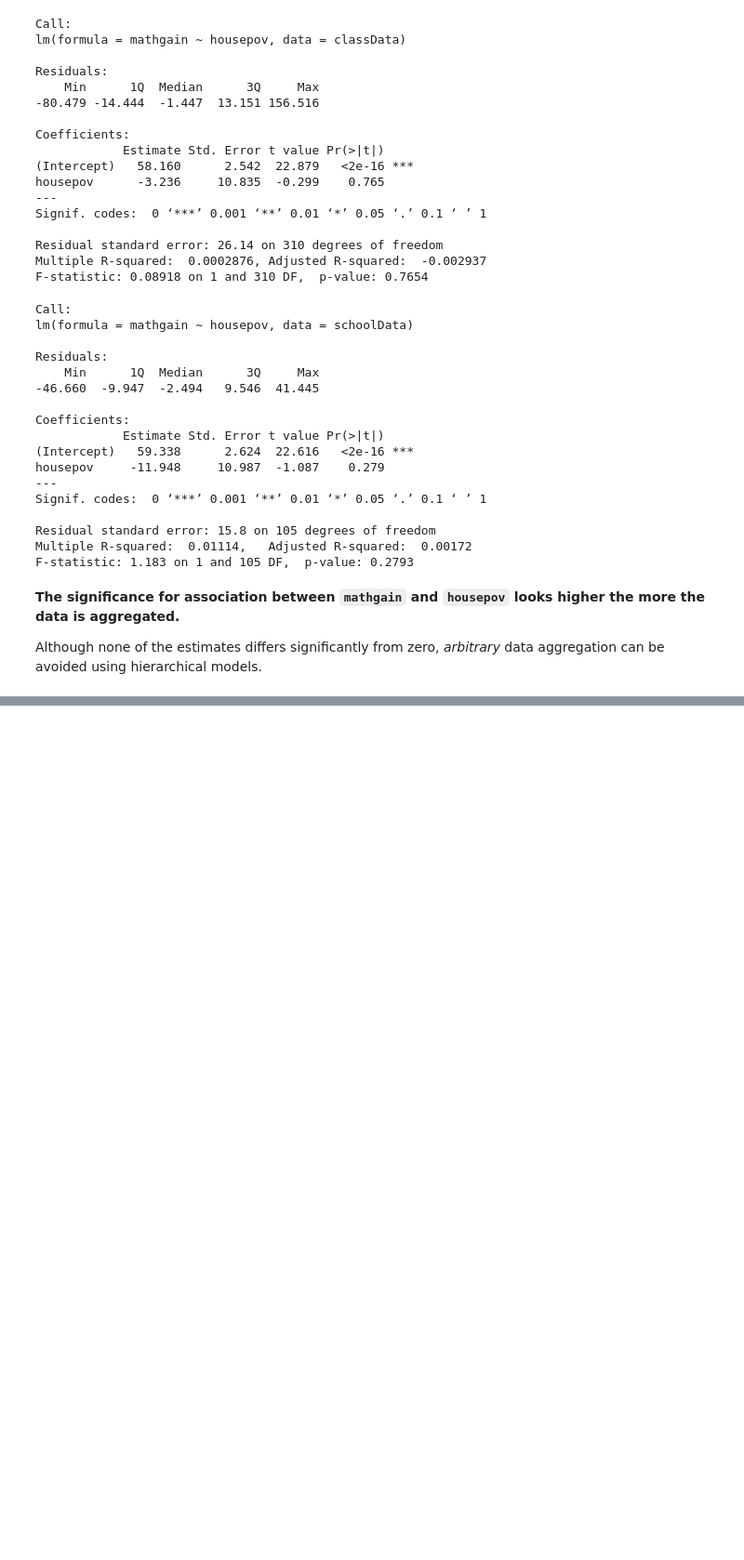
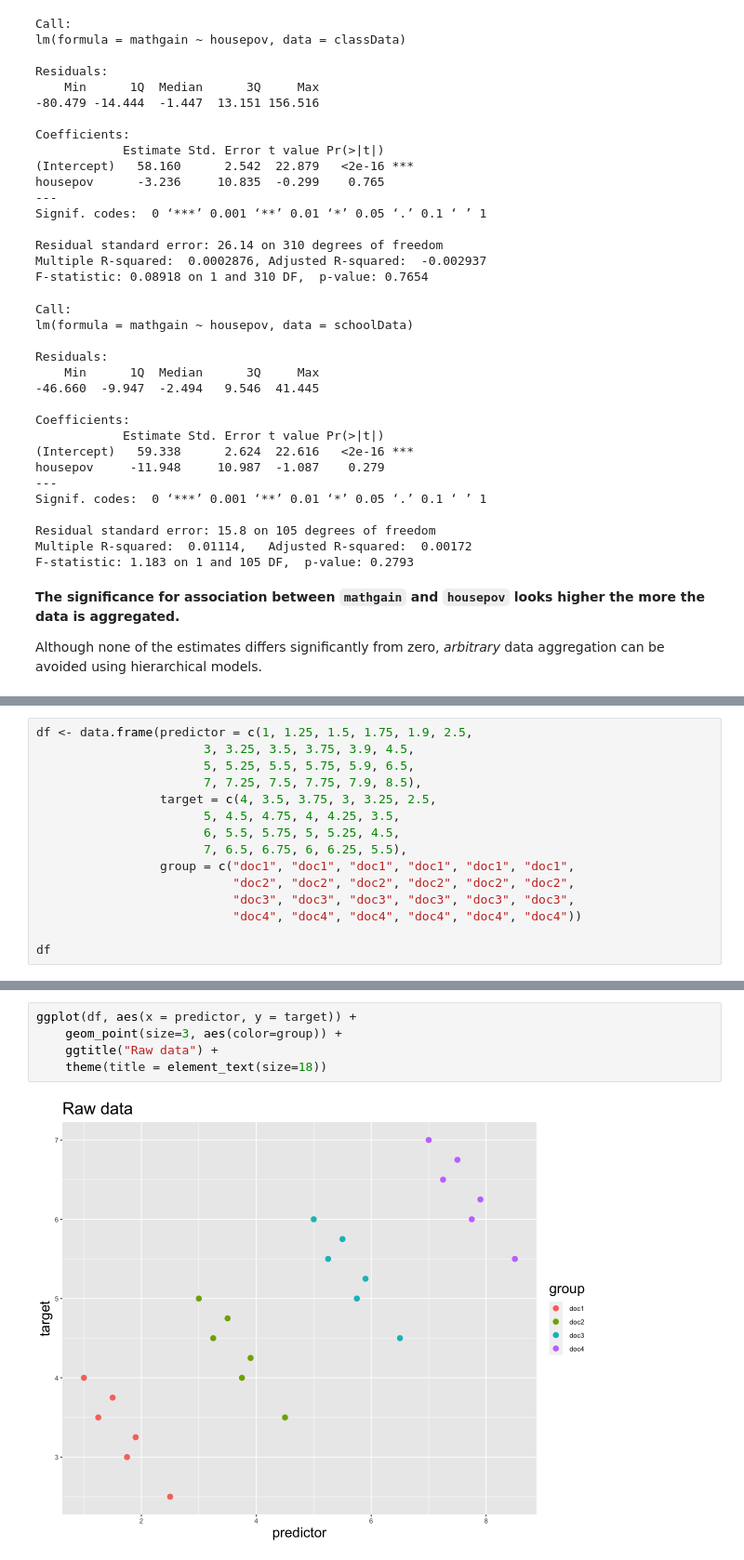
Before and after one commit to benslack19/my_DS_notes, a Jupyter notebook: analysis_and_machine_learning/LMM_datacamp_01.ipynb, the cells around one changed output, grey strips where cells are left out. Shown at 93% size. Cells and saved outputs as stored; diff of their text form; blank space fills up the shorter version.

```diff
--- a/analysis_and_machine_learning/LMM_datacamp_01.ipynb
+++ b/analysis_and_machine_learning/LMM_datacamp_01.ipynb
@@ -322,0 +1141,15 @@ Also, when plotting a regression line in a scatter plot, use `geom_abline`, extr
+# %%
+df <- data.frame(predictor = c(1, 1.25, 1.5, 1.75, 1.9, 2.5,
+                       3, 3.25, 3.5, 3.75, 3.9, 4.5,
+                       5, 5.25, 5.5, 5.75, 5.9, 6.5,
+                       7, 7.25, 7.5, 7.75, 7.9, 8.5),
+                 target = c(4, 3.5, 3.75, 3, 3.25, 2.5,
+                       5, 4.5, 4.75, 4, 4.25, 3.5,
+                       6, 5.5, 5.75, 5, 5.25, 4.5,
+                       7, 6.5, 6.75, 6, 6.25, 5.5),
+                 group = c("doc1", "doc1", "doc1", "doc1", "doc1", "doc1",
+                           "doc2", "doc2", "doc2", "doc2", "doc2", "doc2",
+                           "doc3", "doc3", "doc3", "doc3", "doc3", "doc3",
+                           "doc4", "doc4", "doc4", "doc4", "doc4", "doc4"))
+
+df
@@ -322,0 +1176,7 @@ Also, when plotting a regression line in a scatter plot, use `geom_abline`, extr
+# %%
+ggplot(df, aes(x = predictor, y = target)) +
+    geom_point(size=3, aes(color=group)) +
+    ggtitle("Raw data") +
+    theme(title = element_text(size=18))
+# %% [output]
+[figure, added]
```
Also changed, not shown: parts of 62 cells of this notebook, 7 other files.
